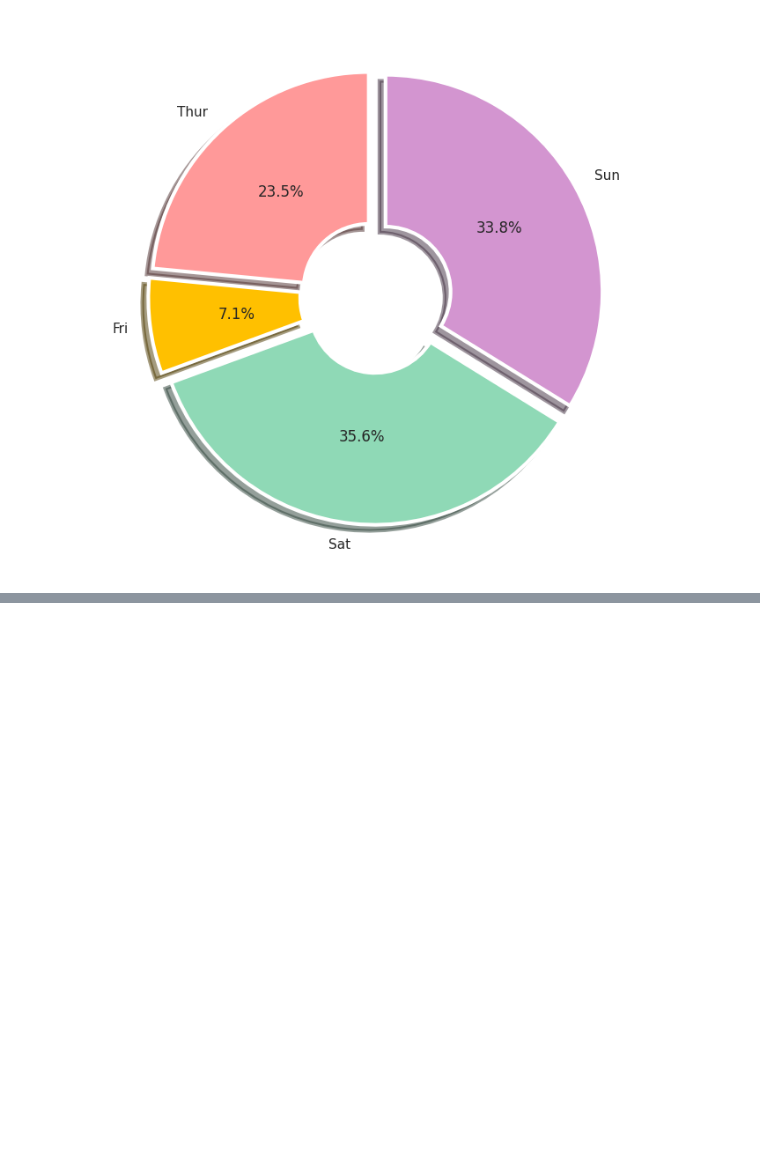
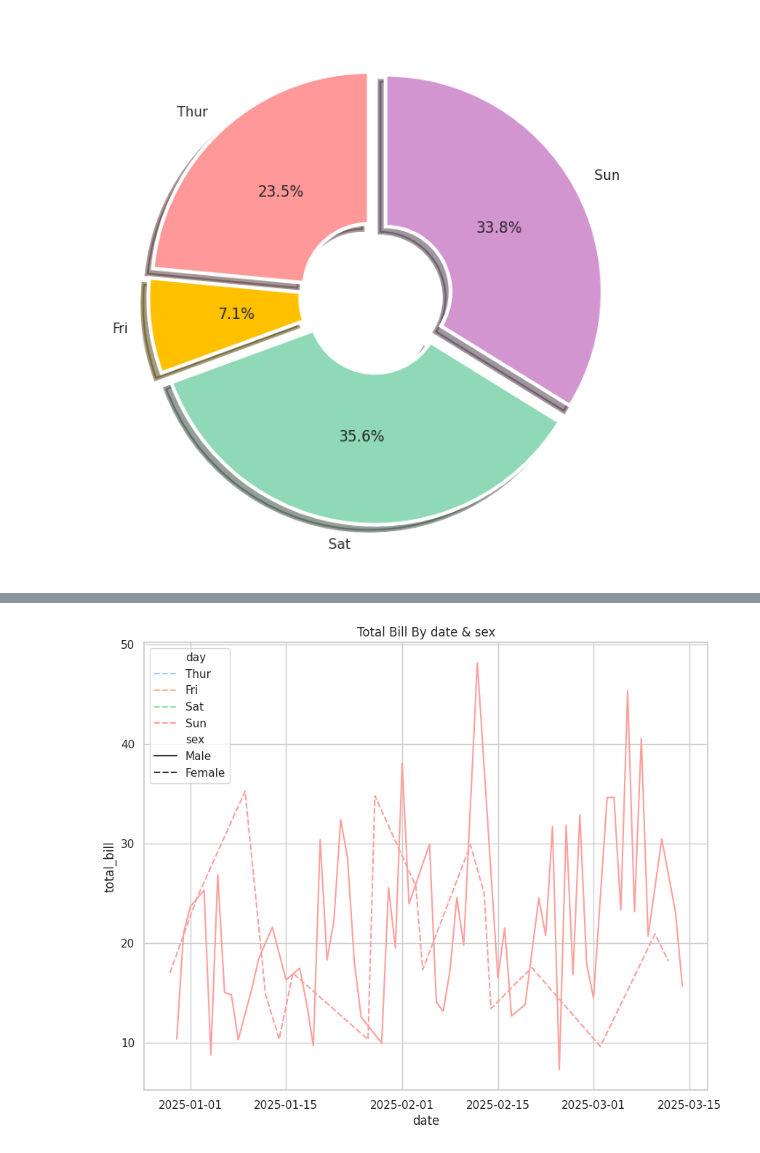
Before and after one commit to hajonghyun/inflearn_ML_from_the_foundation, a Jupyter notebook: 3_Visualization_matplotlib_seaborn.ipynb, the cells around one changed output, grey strips where cells are left out. Cells and saved outputs as stored; diff of their text form; code cells hidden in the pictures; blank space fills up the shorter version.

```diff
--- a/3_Visualization_matplotlib_seaborn.ipynb
+++ b/3_Visualization_matplotlib_seaborn.ipynb
@@ -361,0 +556,14 @@ plt.show()
+# %%
+# seaborn을 활용한 시각화
+
+sns.lineplot(data=sun_tips,
+             x='date',
+             y='total_bill',
+             style='sex',
+             hue='day',
+             linestyle='--'
+             )
+plt.title('Total Bill By date & sex')
+plt.show()
+# %% [output]
+[figure, added]
```
Also changed, not shown: parts of 17 cells of this notebook.
